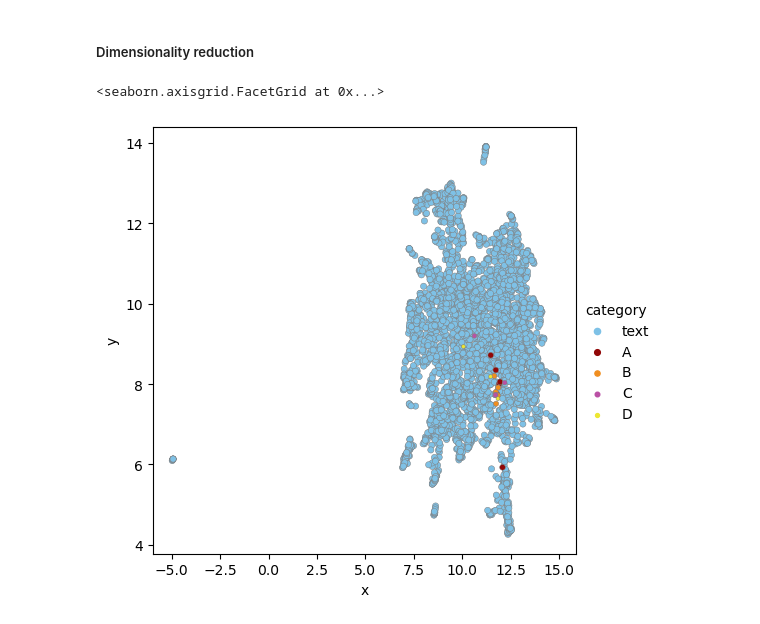
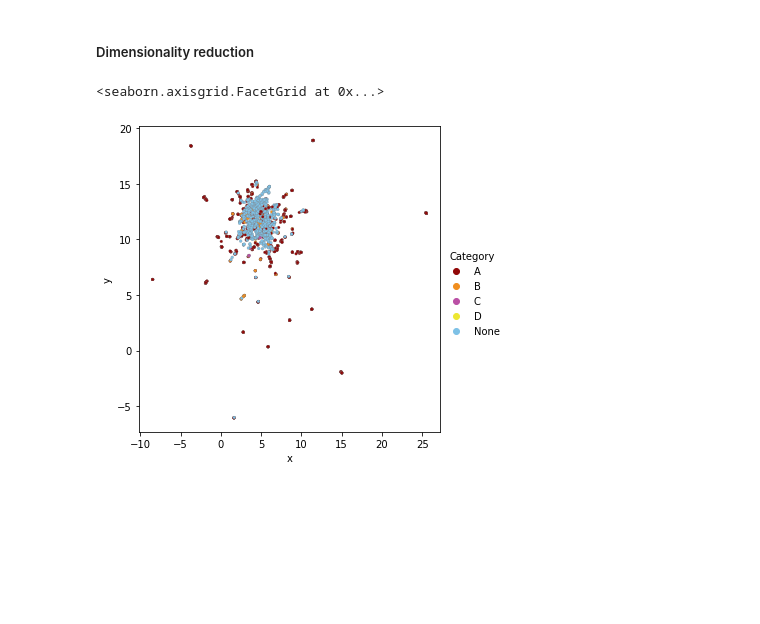
Before and after one commit to janinepdevera/legal-text-classification-CIA, a Jupyter notebook: code/python/02 models_pretrained.ipynb, the cells around one changed output. Cells and saved outputs as stored; diff of their text form; code cells hidden in the pictures; blank space fills up the shorter version.

```diff
--- a/code/python/02 models_pretrained.ipynb
+++ b/code/python/02 models_pretrained.ipynb
@@ -179,9 +234,9 @@ text_scores_glove.to_csv("data/scores/sim_scores_glove.csv")
 ##### Dimensionality reduction
 # %%
 # df combining text and labels
-df_comb = (text[['file_name', 'country', 'length']]
-           .rename(columns = {'file_name':'name'})
-           .append(defs[['Main_Cat', 'length']]
-                   .rename(columns = {'Main_Cat':'name'})))
+df_comb = (text_labels_grouped[['Law', 'Paragraph', 'text_clean', 'Category']]
+           .rename(columns = {'Law':'name'})
+           .append(defs_grouped[['Main', 'text_clean']]
+                   .rename(columns = {'Main':'name'})))
 df_comb
 # %% [output]
@@ -201,9 +256,6 @@ df_comb
 # %%
-#categories =["A", "A1", "A2", "A3", "A4", "A5", "B", "B1", "B2", "B3", "B4",
-            #"C", "C1", "C2", "C3", "D1", "D2", "D3"]
-categories = ["A", "B", "C", "D"]
-
-df_comb['category'] = df_comb['name'].apply(lambda x: x if x in categories else 'text')
+#categories = ["A", "B", "C", "D"]
+#df_comb['Category'] = df_comb['name'].apply(lambda x: x if x in categories else 'text')
 # %%
 reducer = umap.UMAP()
 
@@ -214,5 +266,3 @@ def dfm_combined(df, dfm1, dfm2):
     df["x"] = embed[:,0]
     df["y"] = embed[:,1]
     return df
-# %%
-df_comb = dfm_combined(df_comb, text_doc_matrix, defs_doc_matrix)
@@ -344,21 +393,21 @@ text_scores_legalw2v.to_csv("data/scores/sim_scores_legalw2v.csv")
 # %% [markdown]
 ##### Dimensionality reduction
 # %%
-df_comb = dfm_combined(df_comb, text_doc_matrix, defs_doc_matrix)
+dfm_comb = dfm_combined(df_comb, text_doc_matrix, defs_doc_matrix)
 # %%
 cdict = {
-'text': '#7ec1e6',
+'None': '#7ec1e6',
 'A': '#910707',
 'B': '#f08e1f',
 'C': '#ba50a5',
 'D': '#ede732'
 }
 
 sns.relplot(
-data=df_comb, x="x", y="y", hue="category", edgecolor="grey",
+data=df_comb, x="x", y="y", hue="Category", edgecolor="grey",
 s=8, palette = cdict, facet_kws={"despine": False}
 )
 # %% [output]
 <seaborn.axisgrid.FacetGrid at 0x...>
-[figure, old version]
+[figure, new version]
 # %%
```
Also changed, not shown: parts of 62 cells of this notebook, 5 other files.
